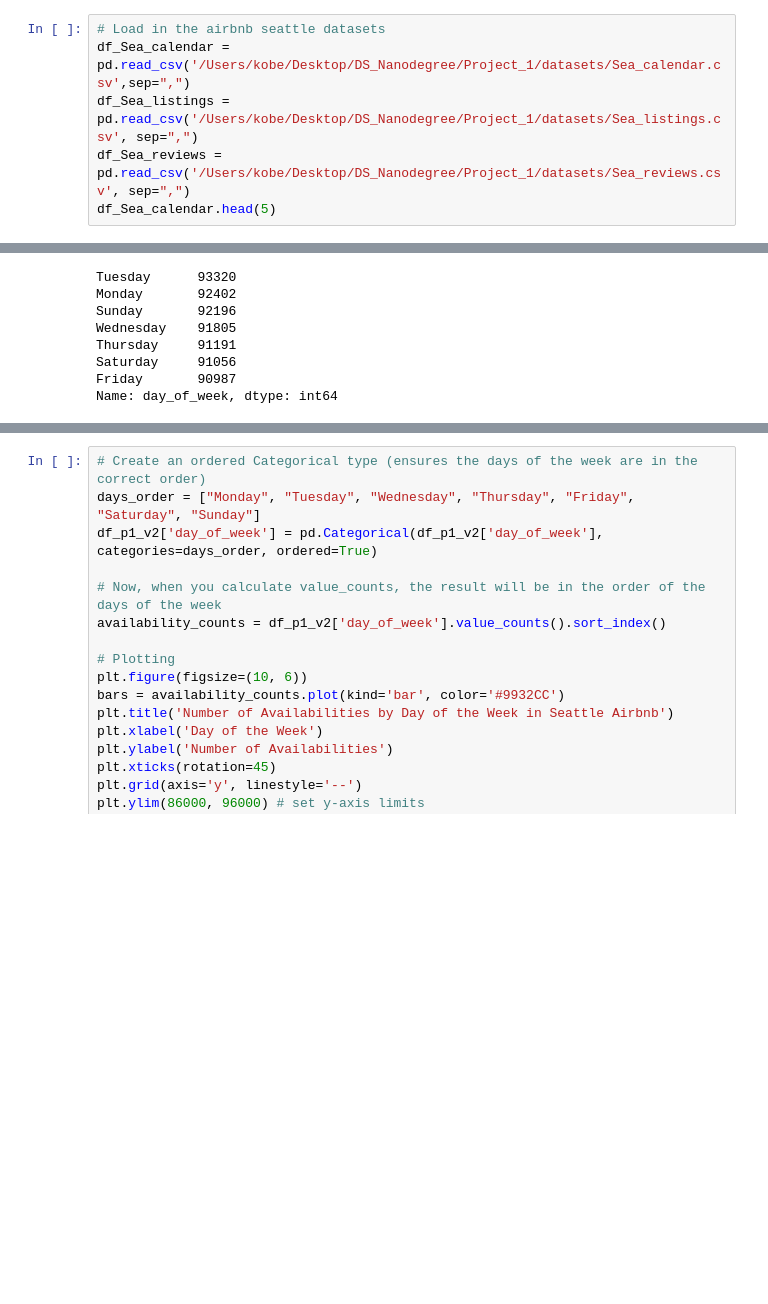
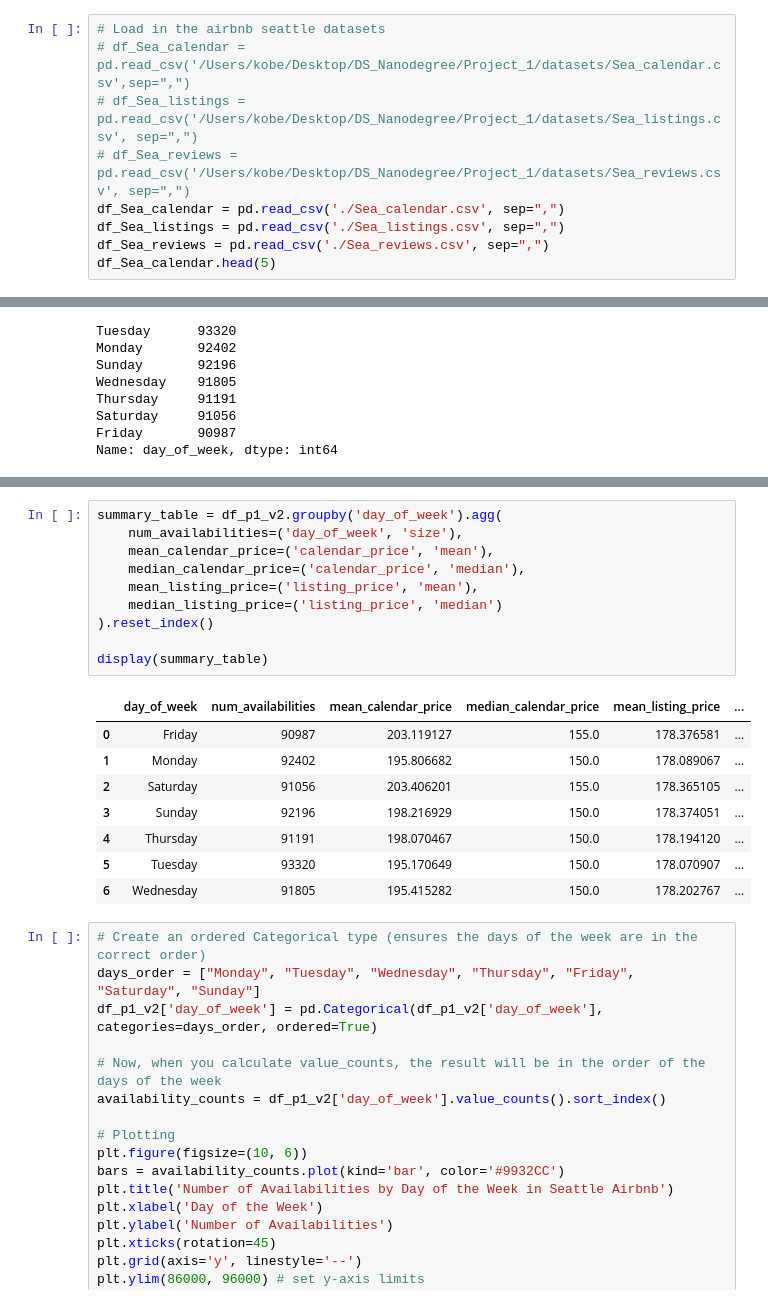
Before and after one commit to Hongyi-Luu/DS_Project-1, a Jupyter notebook: main.ipynb, the cells around one changed output, grey strips where cells are left out. Saved outputs shown, nothing was run; the diff lists cells and outputs as text; blank space fills up the shorter version.

```diff
--- a/main.ipynb
+++ b/main.ipynb
@@ -28,9 +28,12 @@ import seaborn as sns
 ### Step 0.2: Import the source datasets
 # %%
 # Load in the airbnb seattle datasets
-df_Sea_calendar = pd.read_csv('/Users/kobe/Desktop/DS_Nanodegree/Project_1/datasets/Sea_calendar.csv',sep=",")
-df_Sea_listings = pd.read_csv('/Users/kobe/Desktop/DS_Nanodegree/Project_1/datasets/Sea_listings.csv', sep=",")
-df_Sea_reviews = pd.read_csv('/Users/kobe/Desktop/DS_Nanodegree/Project_1/datasets/Sea_reviews.csv', sep=",")
+# df_Sea_calendar = pd.read_csv('/Users/kobe/Desktop/DS_Nanodegree/Project_1/datasets/Sea_calendar.csv',sep=",")
+# df_Sea_listings = pd.read_csv('/Users/kobe/Desktop/DS_Nanodegree/Project_1/datasets/Sea_listings.csv', sep=",")
+# df_Sea_reviews = pd.read_csv('/Users/kobe/Desktop/DS_Nanodegree/Project_1/datasets/Sea_reviews.csv', sep=",")
+df_Sea_calendar = pd.read_csv('./Sea_calendar.csv', sep=",")
+df_Sea_listings = pd.read_csv('./Sea_listings.csv', sep=",")
+df_Sea_reviews = pd.read_csv('./Sea_reviews.csv', sep=",")
 df_Sea_calendar.head(5)
 # %% [output]
 |  | listing_id | date | available | price |
@@ -245,3 +259,22 @@ Name: day_of_week, dtype: int64
+# %%
+summary_table = df_p1_v2.groupby('day_of_week').agg(
+    num_availabilities=('day_of_week', 'size'),
+    mean_calendar_price=('calendar_price', 'mean'),
+    median_calendar_price=('calendar_price', 'median'),
+    mean_listing_price=('listing_price', 'mean'),
+    median_listing_price=('listing_price', 'median')
+).reset_index()
+
+display(summary_table)
+# %% [output]
+|  | day_of_week | num_availabilities | mean_calendar_price | median_calendar_price | mean_listing_price | ... |
+| 0 | Friday | 90987 | 203.119127 | 155.0 | 178.376581 | ... |
+| 1 | Monday | 92402 | 195.806682 | 150.0 | 178.089067 | ... |
+| 2 | Saturday | 91056 | 203.406201 | 155.0 | 178.365105 | ... |
+| 3 | Sunday | 92196 | 198.216929 | 150.0 | 178.374051 | ... |
+| 4 | Thursday | 91191 | 198.070467 | 150.0 | 178.194120 | ... |
+| 5 | Tuesday | 93320 | 195.170649 | 150.0 | 178.070907 | ... |
+| 6 | Wednesday | 91805 | 195.415282 | 150.0 | 178.202767 | ... |
 # %%
 # Create an ordered Categorical type (ensures the days of the week are in the correct order)
 days_order = ["Monday", "Tuesday", "Wednesday", "Thursday", "Friday", "Saturday", "Sunday"]
```
Also changed, not shown: parts of 13 cells of this notebook.
